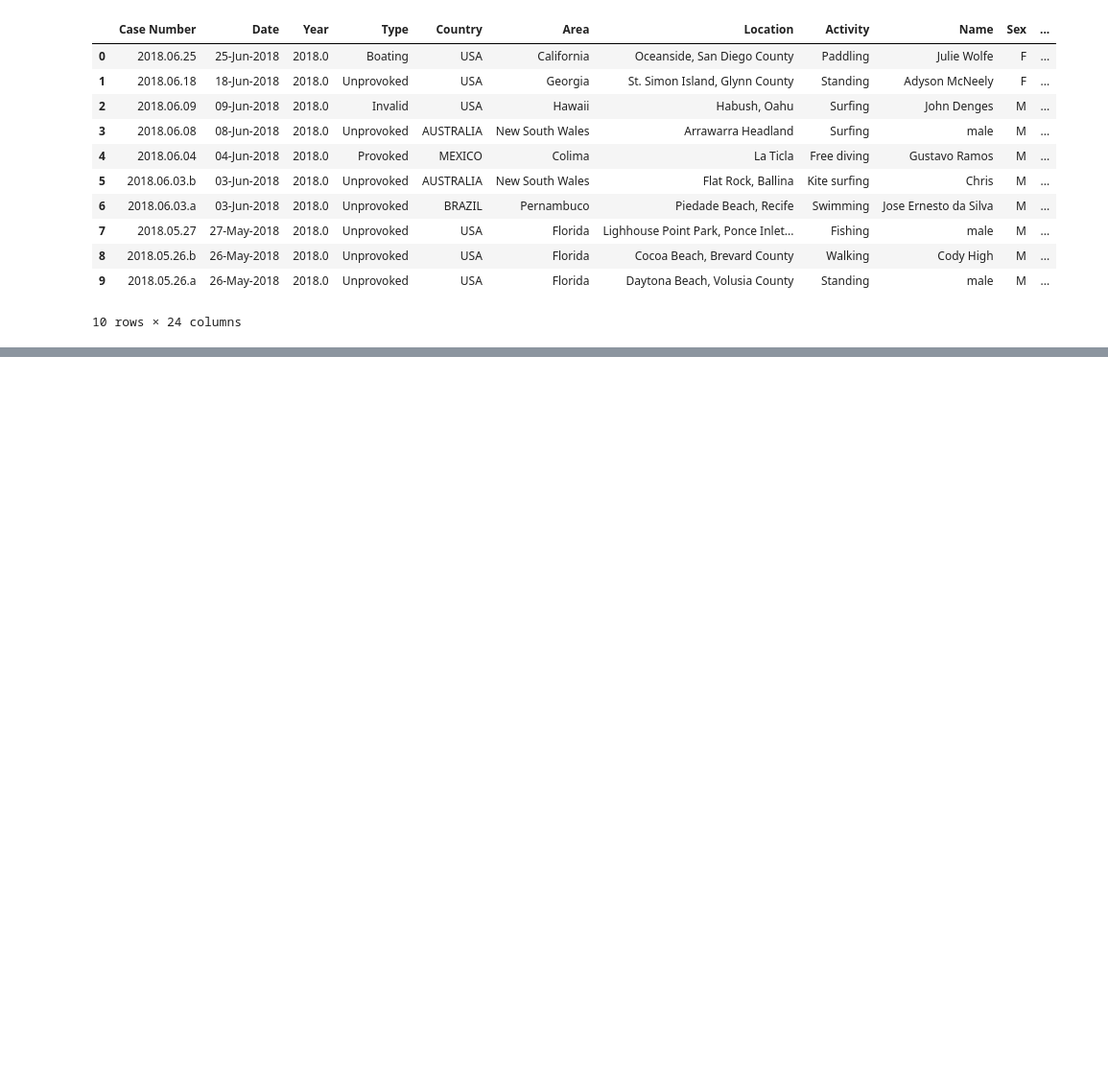
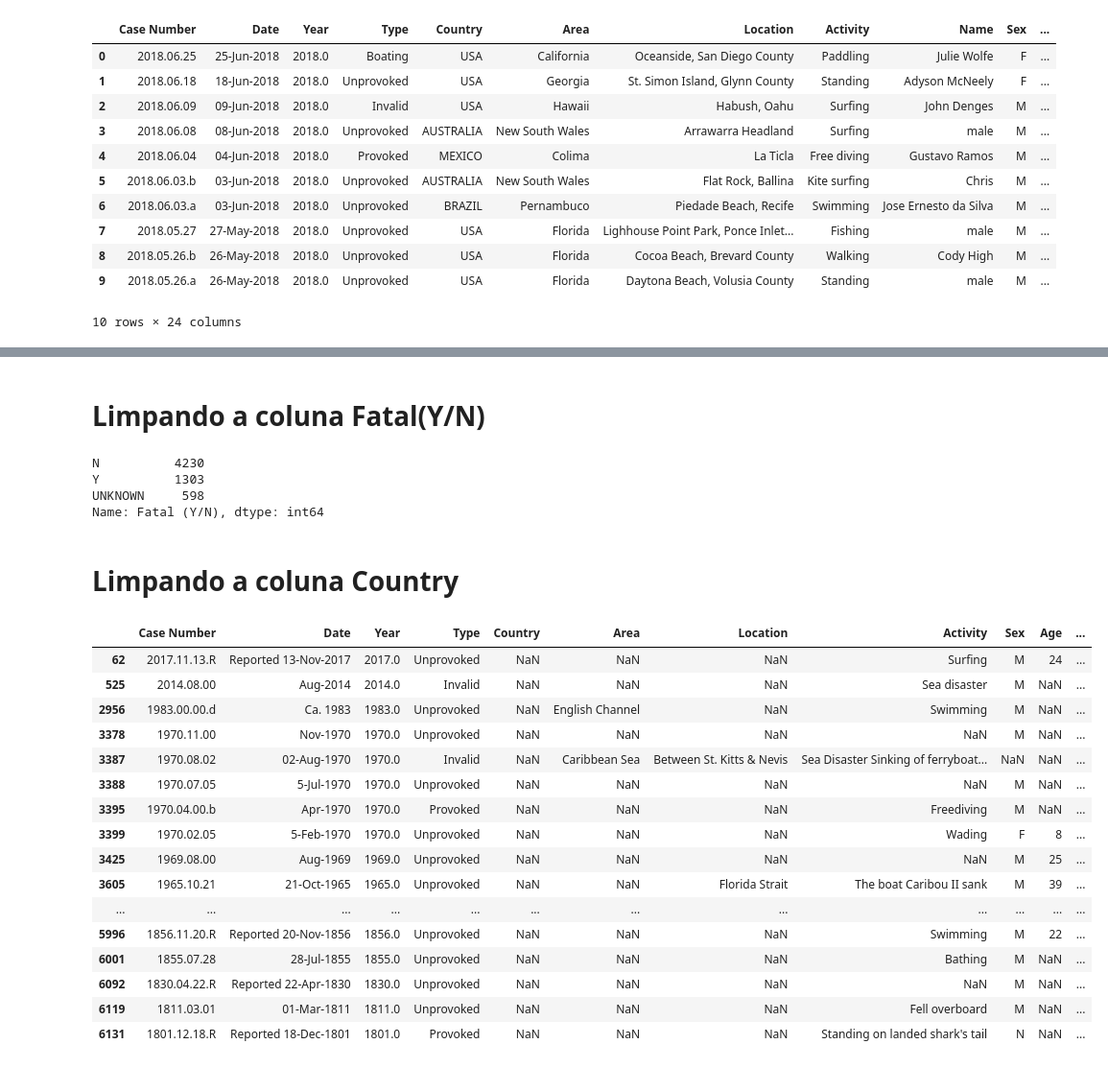
Before and after one commit to matheuszf/Projeto-Shark-Attack, a Jupyter notebook: projeto.ipynb, the cells around one changed output, grey strips where cells are left out. Shown at 96% size. Cells and saved outputs as stored; diff of their text form; code cells hidden in the pictures; blank space fills up the shorter version.

```diff
--- a/projeto.ipynb
+++ b/projeto.ipynb
@@ -45,2 +61,3 @@ memory usage: 4.7+ MB
 # %%
-shark_attack = shark_attack.drop(columns = ["Unnamed: 22", 'Unnamed: 23','pdf','href formula','href','original order'])
+#Drop nas colunas que não serão utilizadas na análise.
+shark_attack = shark_attack.drop(columns = ['Unnamed: 22', 'Unnamed: 23','pdf','href formula','href','original order','Investigator or Source','Name','Case Number.1','Case Number.2'])
@@ -62,0 +101,4 @@ shark_attack
+# %%
+# Para evitar uma grande quantidade de dados perdidos e dados de baixa qualidade, escolheremos selecionar os dados de 1800 até os dias atuais
+shark_attack = shark_attack[shark_attack["Year"] >= 1800]
+shark_attack
@@ -62,0 +119,45 @@ shark_attack
+# %% [markdown]
+# Limpando a coluna Fatal(Y/N)
+# %%
+# Alteração dos valores que estão diferentes, para um único padrão na coluna Fatal (Y/N)
+shark_attack["Fatal (Y/N)"] = shark_attack["Fatal (Y/N)"].str.replace(" N","N")
+shark_attack["Fatal (Y/N)"] = shark_attack["Fatal (Y/N)"].str.replace("N ","N")
+shark_attack["Fatal (Y/N)"] = shark_attack["Fatal (Y/N)"].str.replace("y","Y")
+shark_attack["Fatal (Y/N)"] = shark_attack["Fatal (Y/N)"].str.replace("M","UNKNOWN")
+shark_attack["Fatal (Y/N)"] = shark_attack["Fatal (Y/N)"].str.replace("2017","UNKNOWN")
+# %%
+#Substituição dos valores NaN em Fatal (Y/N) por UNKNOWN.
+shark_attack["Fatal (Y/N)"] = shark_attack["Fatal (Y/N)"].fillna("UNKNOWN")
+# %%
+#Check se a função foi aplicada.
+shark_attack["Fatal (Y/N)"].value_counts()
+# %% [output]
+N          4230
+Y          1303
+UNKNOWN     598
+Name: Fatal (Y/N), dtype: int64
+# %% [markdown]
+# Limpando a coluna Country
+# %%
+#Entendimento dos casos núlos na categoria Country.
+null_display2 = shark_attack[shark_attack['Country'].isnull() == True]
+null_display2
+#Aparentemente são dados onde não foi possível coletar a informação.
+# %% [output]
+|  | Case Number | Date | Year | Type | Country | Area | Location | Activity | Sex | Age | ... |
+| 62 | 2017.11.13.R | Reported 13-Nov-2017 | 2017.0 | Unprovoked | NaN | NaN | NaN | Surfing | M | 24 | ... |
+| 525 | 2014.08.00 | Aug-2014 | 2014.0 | Invalid | NaN | NaN | NaN | Sea disaster | M | NaN | ... |
+| 2956 | 1983.00.00.d | Ca. 1983 | 1983.0 | Unprovoked | NaN | English Channel | NaN | Swimming | M | NaN | ... |
+| 3378 | 1970.11.00 | Nov-1970 | 1970.0 | Unprovoked | NaN | NaN | NaN | NaN | M | NaN | ... |
+| 3387 | 1970.08.02 | 02-Aug-1970 | 1970.0 | Invalid | NaN | Caribbean Sea | Between St. Kitts & Nevis | Sea Disaster Sinking of ferryboat... | NaN | NaN | ... |
+| 3388 | 1970.07.05 | 5-Jul-1970 | 1970.0 | Unprovoked | NaN | NaN | NaN | NaN | M | NaN | ... |
+| 3395 | 1970.04.00.b | Apr-1970 | 1970.0 | Provoked | NaN | NaN | NaN | Freediving | M | NaN | ... |
+| 3399 | 1970.02.05 | 5-Feb-1970 | 1970.0 | Unprovoked | NaN | NaN | NaN | Wading | F | 8 | ... |
+| 3425 | 1969.08.00 | Aug-1969 | 1969.0 | Unprovoked | NaN | NaN | NaN | NaN | M | 25 | ... |
+| 3605 | 1965.10.21 | 21-Oct-1965 | 1965.0 | Unprovoked | NaN | NaN | Florida Strait | The boat Caribou II sank | M | 39 | ... |
+| ... | ... | ... | ... | ... | ... | ... | ... | ... | ... | ... | ... |
+| 5996 | 1856.11.20.R | Reported 20-Nov-1856 | 1856.0 | Unprovoked | NaN | NaN | NaN | Swimming | M | 22 | ... |
+| 6001 | 1855.07.28 | 28-Jul-1855 | 1855.0 | Unprovoked | NaN | NaN | NaN | Bathing | M | NaN | ... |
+| 6092 | 1830.04.22.R | Reported 22-Apr-1830 | 1830.0 | Unprovoked | NaN | NaN | NaN | NaN | M | NaN | ... |
+| 6119 | 1811.03.01 | 01-Mar-1811 | 1811.0 | Unprovoked | NaN | NaN | NaN | Fell overboard | M | NaN | ... |
+| 6131 | 1801.12.18.R | Reported 18-Dec-1801 | 1801.0 | Provoked | NaN | NaN | NaN | Standing on landed shark's tail | N | NaN | ... |
```
Also changed, not shown: parts of 37 cells of this notebook.
